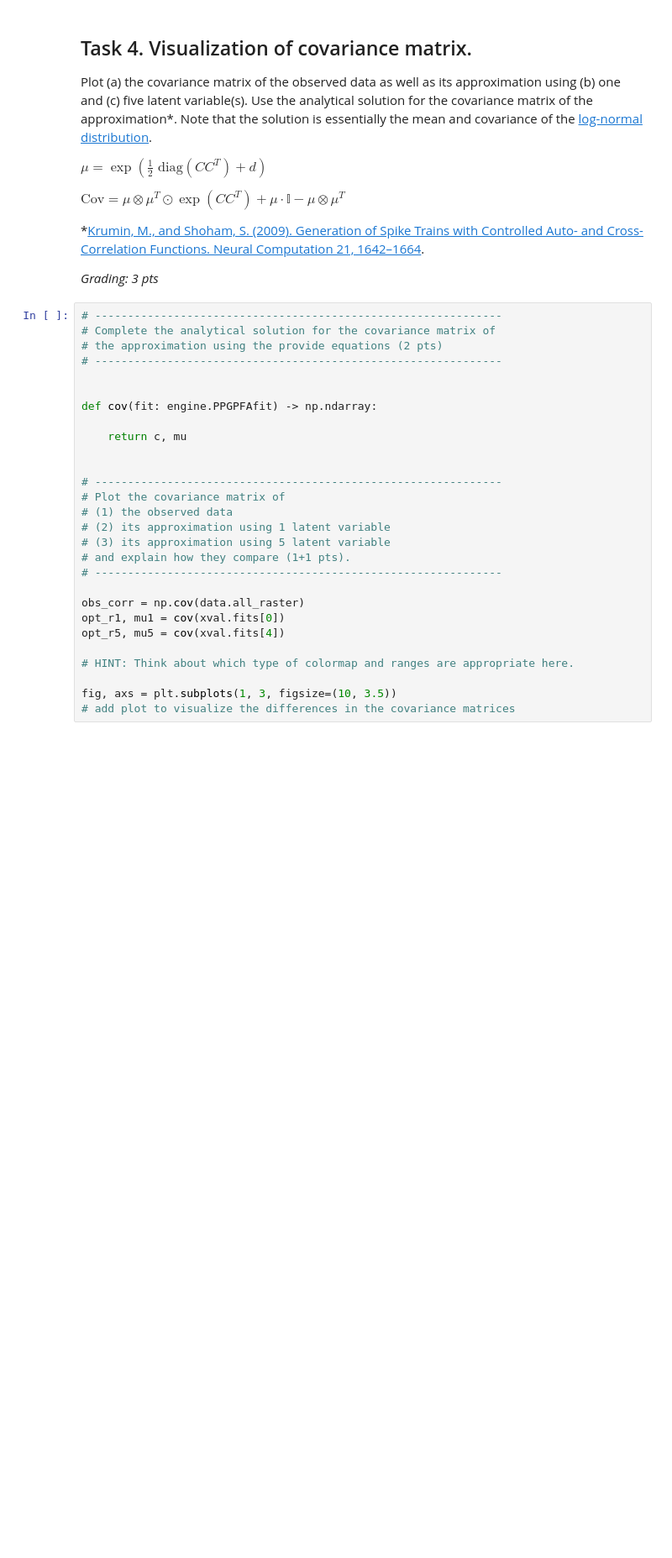
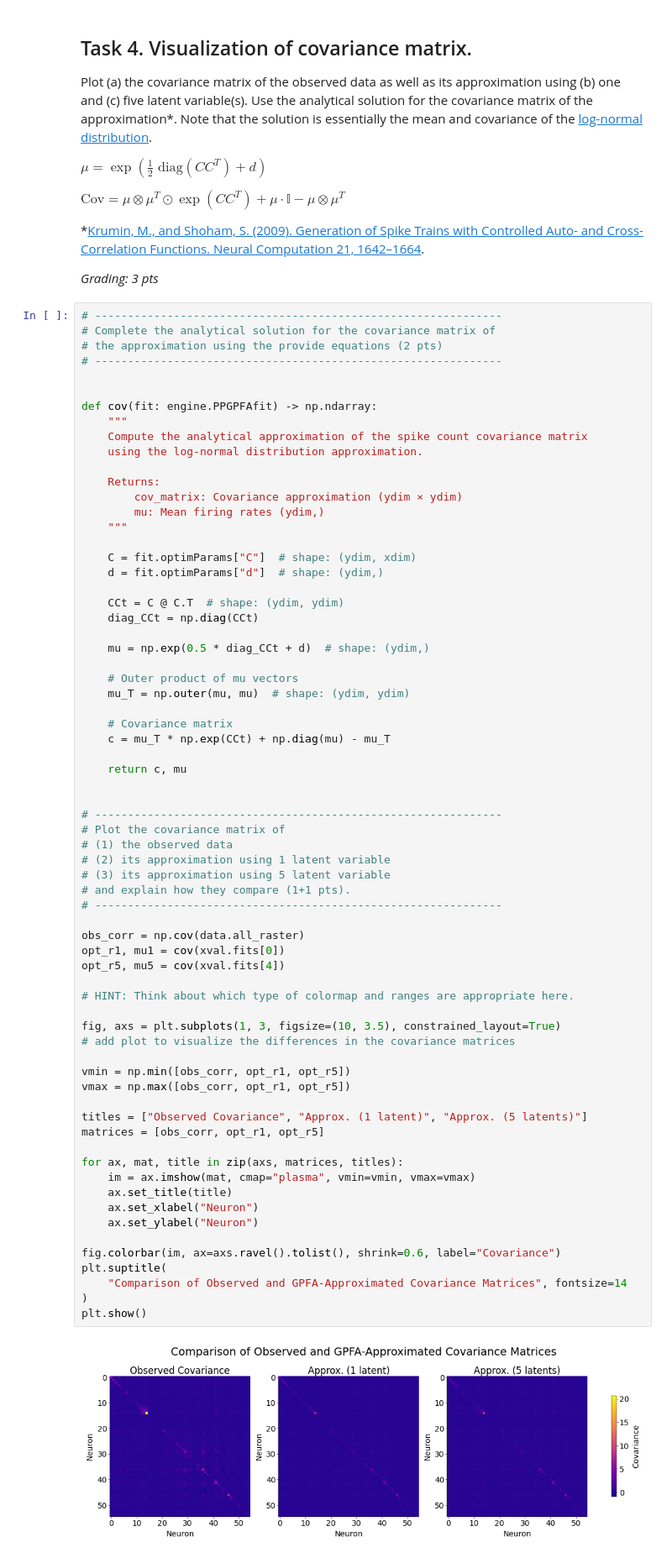
Before and after one commit to flobu98/neural_data_science, a Jupyter notebook: CodingLab6.ipynb, the cells around one changed output. Shown at 84% size. Cells and saved outputs as stored; diff of their text form; blank space fills up the shorter version.

```diff
--- a/CodingLab6.ipynb
+++ b/CodingLab6.ipynb
@@ -653,28 +642,70 @@ $ \text{Cov}= \mu\otimes\mu^T \odot \exp(CC^T)+\mu\cdot \mathbb{I} - \mu\otimes\
 # %%
 # --------------------------------------------------------------
 # Complete the analytical solution for the covariance matrix of
 # the approximation using the provide equations (2 pts)
 # --------------------------------------------------------------
 
 
 def cov(fit: engine.PPGPFAfit) -> np.ndarray:
+    """
+    Compute the analytical approximation of the spike count covariance matrix
+    using the log-normal distribution approximation.
+
+    Returns:
+        cov_matrix: Covariance approximation (ydim × ydim)
+        mu: Mean firing rates (ydim,)
+    """
+
+    C = fit.optimParams["C"]  # shape: (ydim, xdim)
+    d = fit.optimParams["d"]  # shape: (ydim,)
+
+    CCt = C @ C.T  # shape: (ydim, ydim)
+    diag_CCt = np.diag(CCt)
+
+    mu = np.exp(0.5 * diag_CCt + d)  # shape: (ydim,)
+
+    # Outer product of mu vectors
+    mu_T = np.outer(mu, mu)  # shape: (ydim, ydim)
+
+    # Covariance matrix
+    c = mu_T * np.exp(CCt) + np.diag(mu) - mu_T
 
     return c, mu
 
 
 # --------------------------------------------------------------
 # Plot the covariance matrix of
 # (1) the observed data
 # (2) its approximation using 1 latent variable
 # (3) its approximation using 5 latent variable
 # and explain how they compare (1+1 pts).
 # --------------------------------------------------------------
 
 obs_corr = np.cov(data.all_raster)
 opt_r1, mu1 = cov(xval.fits[0])
 opt_r5, mu5 = cov(xval.fits[4])
 
 # HINT: Think about which type of colormap and ranges are appropriate here.
 
-fig, axs = plt.subplots(1, 3, figsize=(10, 3.5))
+fig, axs = plt.subplots(1, 3, figsize=(10, 3.5), constrained_layout=True)
 # add plot to visualize the differences in the covariance matrices
+
+vmin = np.min([obs_corr, opt_r1, opt_r5])
+vmax = np.max([obs_corr, opt_r1, opt_r5])
+
+titles = ["Observed Covariance", "Approx. (1 latent)", "Approx. (5 latents)"]
+matrices = [obs_corr, opt_r1, opt_r5]
+
+for ax, mat, title in zip(axs, matrices, titles):
+    im = ax.imshow(mat, cmap="plasma", vmin=vmin, vmax=vmax)
+    ax.set_title(title)
+    ax.set_xlabel("Neuron")
+    ax.set_ylabel("Neuron")
+
+fig.colorbar(im, ax=axs.ravel().tolist(), shrink=0.6, label="Covariance")
+plt.suptitle(
+    "Comparison of Observed and GPFA-Approximated Covariance Matrices", fontsize=14
+)
+plt.show()
+# %% [output]
+[figure, added]
```
Also changed, not shown: parts of 18 cells of this notebook.
